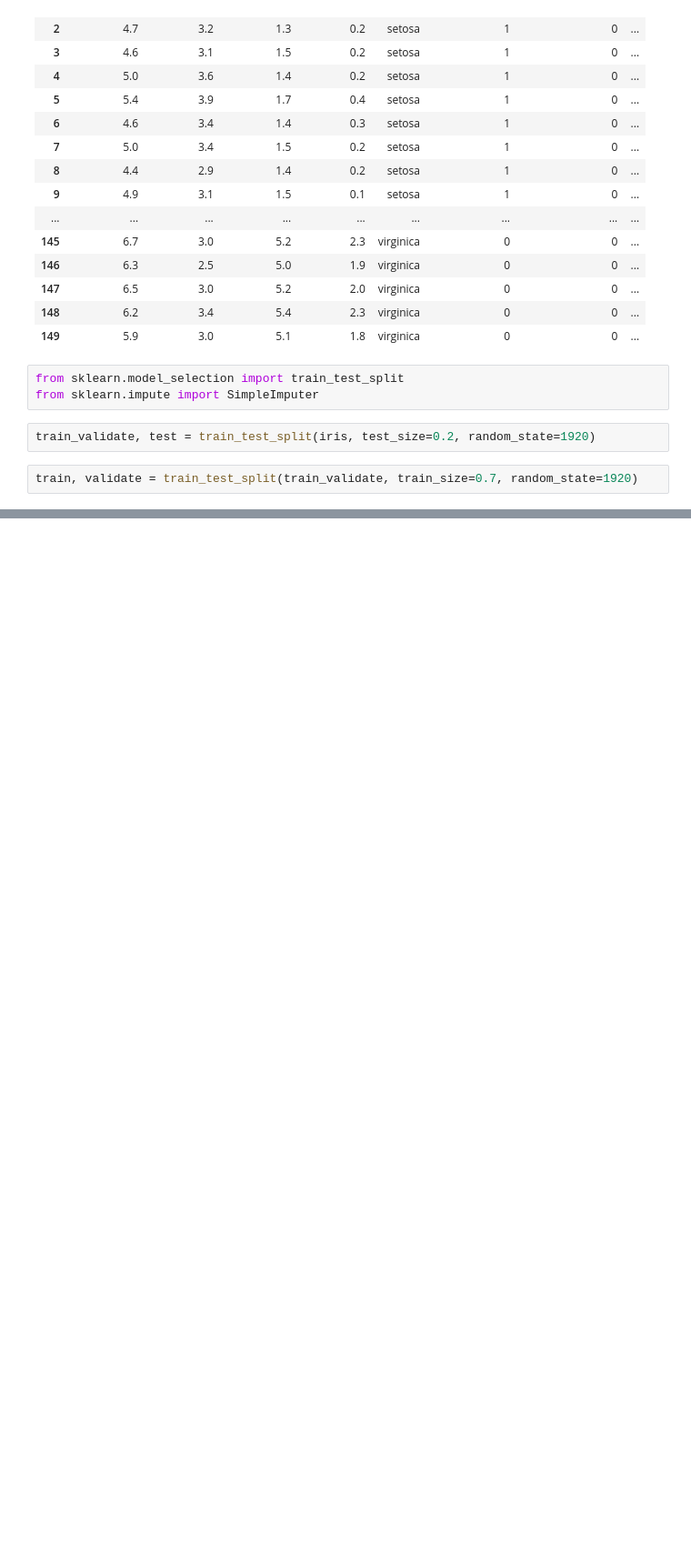
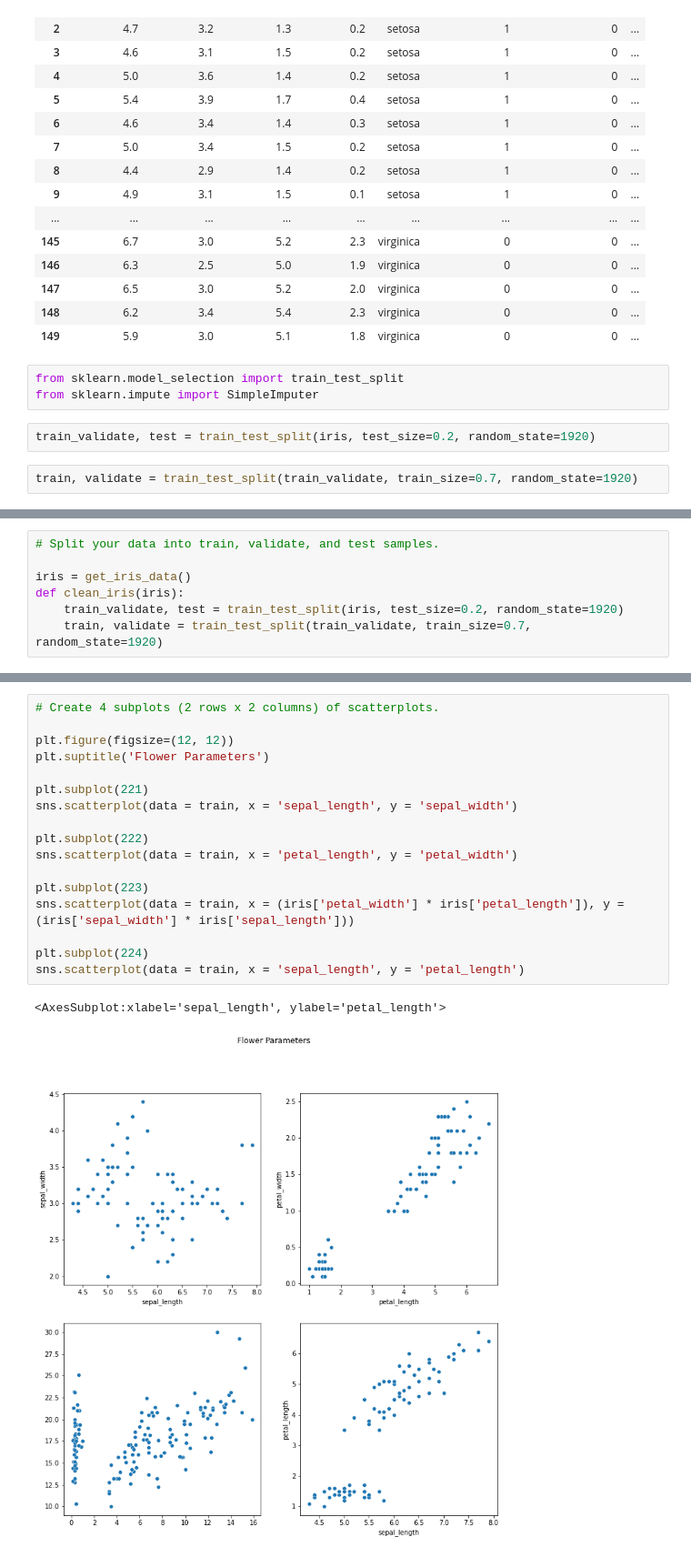
Before and after one commit to Sam-keeler/classification-exercises, a Jupyter notebook: classification_exercises.ipynb, the cells around one changed output, grey strips where cells are left out. Shown at 91% size. Drawn from its saved outputs; the diff is of its cells as text; blank space fills up the shorter version.

```diff
--- a/classification_exercises.ipynb
+++ b/classification_exercises.ipynb
@@ -409,0 +389,7 @@ validate
+# %%
+# Split your data into train, validate, and test samples.
+
+iris = get_iris_data()
+def clean_iris(iris):
+    train_validate, test = train_test_split(iris, test_size=0.2, random_state=1920)
+    train, validate = train_test_split(train_validate, train_size=0.7, random_state=1920)
@@ -409,0 +424,20 @@ validate
+# %%
+# Create 4 subplots (2 rows x 2 columns) of scatterplots.
+
+plt.figure(figsize=(12, 12))
+plt.suptitle('Flower Parameters')
+
+plt.subplot(221)
+sns.scatterplot(data = train, x = 'sepal_length', y = 'sepal_width')
+
+plt.subplot(222)
+sns.scatterplot(data = train, x = 'petal_length', y = 'petal_width')
+
+plt.subplot(223)
+sns.scatterplot(data = train, x = (iris['petal_width'] * iris['petal_length']), y = (iris['sepal_width'] * iris['sepal_length']))
+
+plt.subplot(224)
+sns.scatterplot(data = train, x = 'sepal_length', y = 'petal_length')
+# %% [output]
+<AxesSubplot:xlabel='sepal_length', ylabel='petal_length'>
+[figure, added]
```
Also changed, not shown: parts of 9 cells of this notebook.
